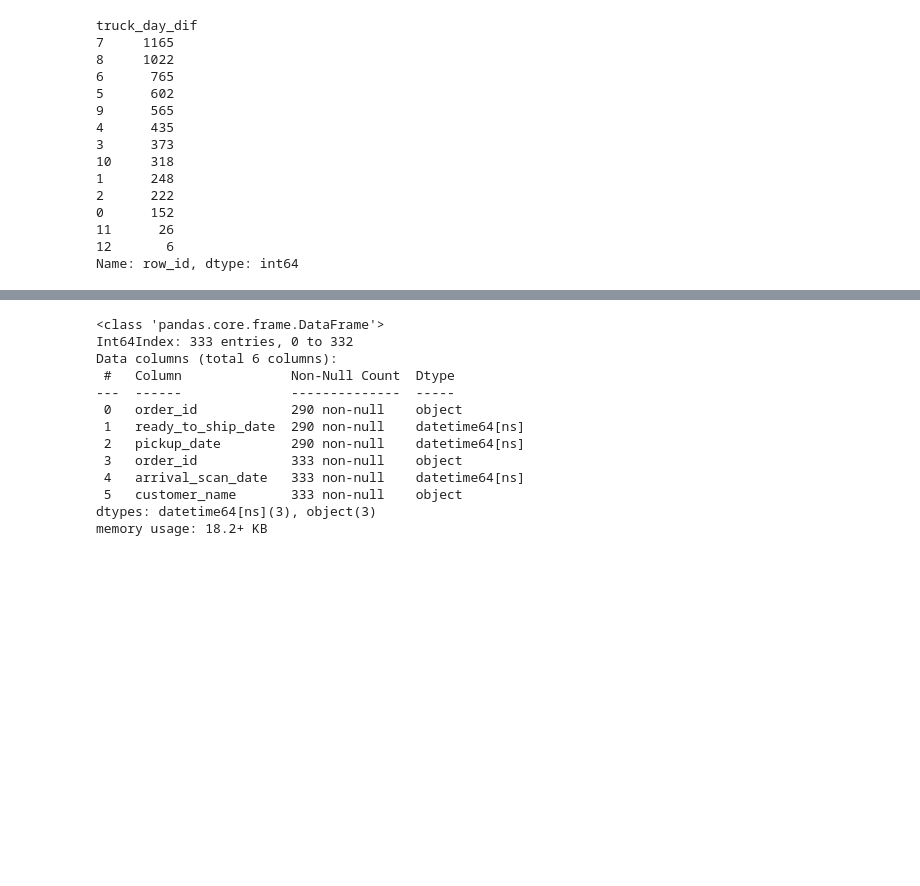
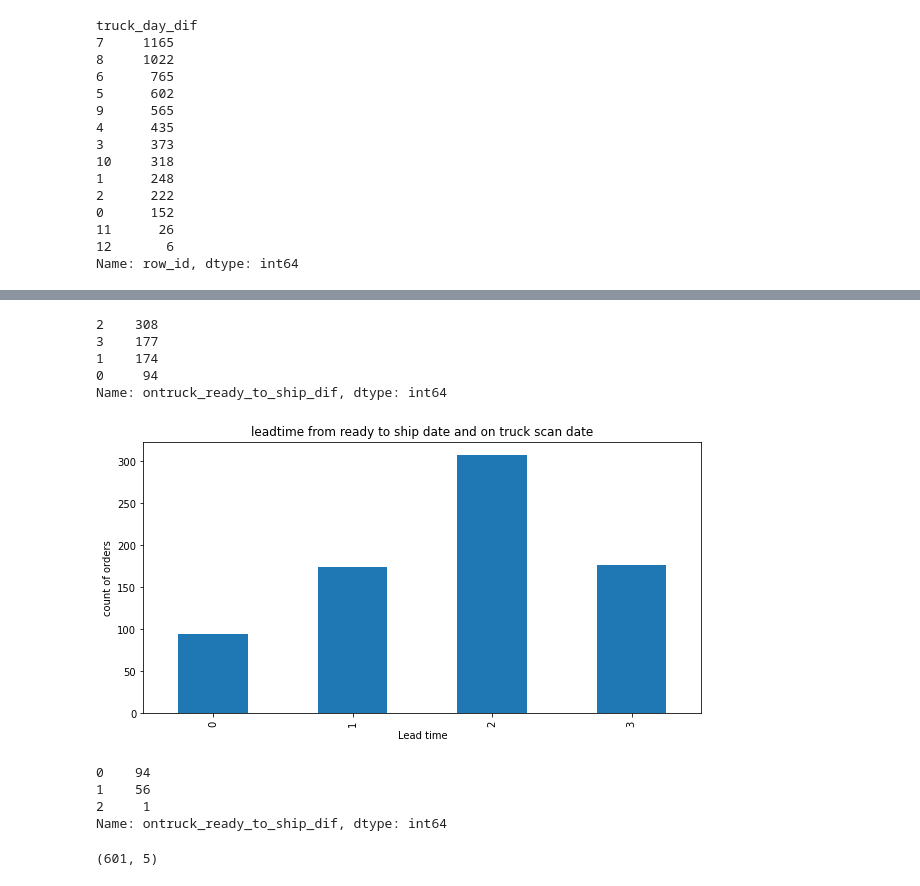
Before and after one commit to linapg/analysis_order_process_muesli_company, a Jupyter notebook: muesli_project.ipynb, the cells around one changed output, grey strips where cells are left out. Drawn from its saved outputs; the diff is of its cells as text; code cells hidden in the pictures; blank space fills up the shorter version.

```diff
--- a/muesli_project.ipynb
+++ b/muesli_project.ipynb
@@ -239,0 +247,4 @@ Name: row_id, dtype: int64
+# %%
+#join truck and ready_pickup
+df3= pd.merge(truck, ready_pickup, on= "order_id", how= "inner")
+df3.head()
@@ -240,22 +258,46 @@ Name: row_id, dtype: int64
+# %%
+# lead time from on truck scan date and ready to ship date
+df3['ontruck_ready_to_ship_dif'] = (df3['on_truck_scan_date'] - df3['ready_to_ship_date']).dt.days
+# %%
+df3['ontruck_ready_to_ship_dif'].value_counts()
+#leadtime_muesli = df3.groupby('ontruck_ready_to_ship_dif').order_id.count()
+# %% [output]
+2    308
+3    177
+1    174
+0     94
+Name: ontruck_ready_to_ship_dif, dtype: int64
+# %%
+# plotting leadtime from  ready to ship date to on truck scan date
+fig, ax = plt.subplots(figsize=(10,5))
+(
+    df3
+    .groupby('ontruck_ready_to_ship_dif')
+    .count()['order_id']
+    .plot.bar()
+)
+ax.set_title('leadtime from ready to ship date and on truck scan date')
+
+ax.set_xlabel('Lead time');
+ax.set_ylabel('count of orders');
+# %% [output]
+[figure, added]
+# %%
+#groupby standard and express delivery
+df3.loc[df3["ship_mode"]=="Express",'ontruck_ready_to_ship_dif'].sort_values().value_counts()
+# %% [output]
+0    94
+1    56
+2     1
+Name: ontruck_ready_to_ship_dif, dtype: int64
 # %%
 #join arrival with ready_pickup
 #first drop the duplicates from ready_pickup
 
 ready_pickup.drop_duplicates().reset_index()
 #df3 must have 204 rows
-df3 = pd.concat([ready_pickup, arrival], axis=1)
-df3.info()
+#df4 = pd.concat([ready_pickup, arrival], axis=1)
+df4 = pd.merge(ready_pickup, arrival, on= "order_id", how= "outer")
+df4.shape
 # %% [output]
-<class 'pandas.core.frame.DataFrame'>
-Int64Index: 333 entries, 0 to 332
-Data columns (total 6 columns):
- #   Column              Non-Null Count  Dtype
----  ------              --------------  -----
- 0   order_id            290 non-null    object
- 1   ready_to_ship_date  290 non-null    datetime64[ns]
- 2   pickup_date         290 non-null    datetime64[ns]
- 3   order_id            333 non-null    object
- 4   arrival_scan_date   333 non-null    datetime64[ns]
- 5   customer_name       333 non-null    object
-dtypes: datetime64[ns](3), object(3)
-memory usage: 18.2+ KB
+(601, 5)
```
Also changed, not shown: parts of 8 cells of this notebook.
